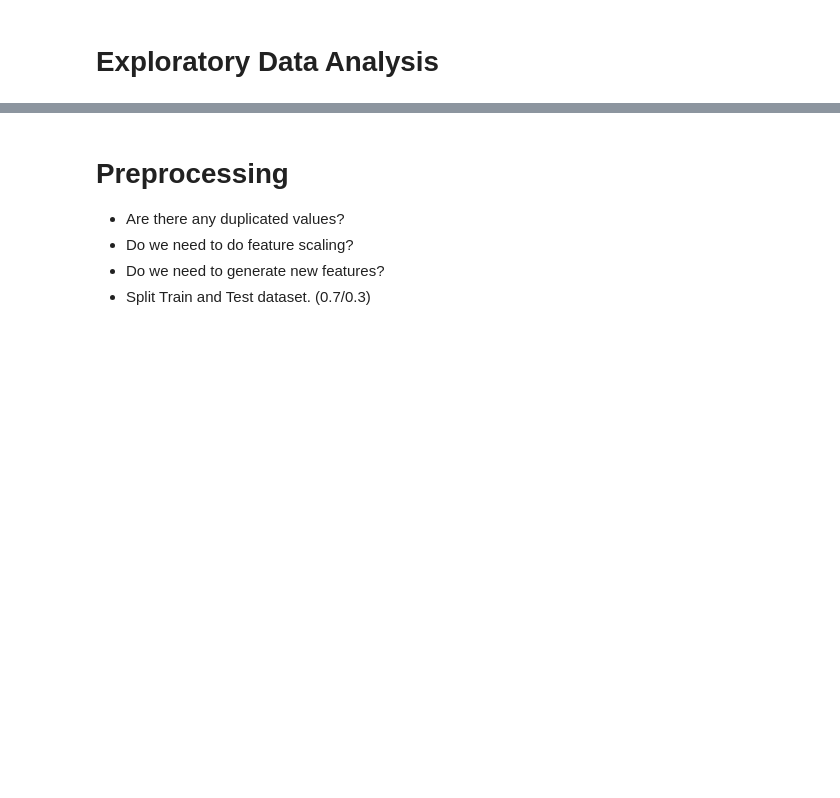
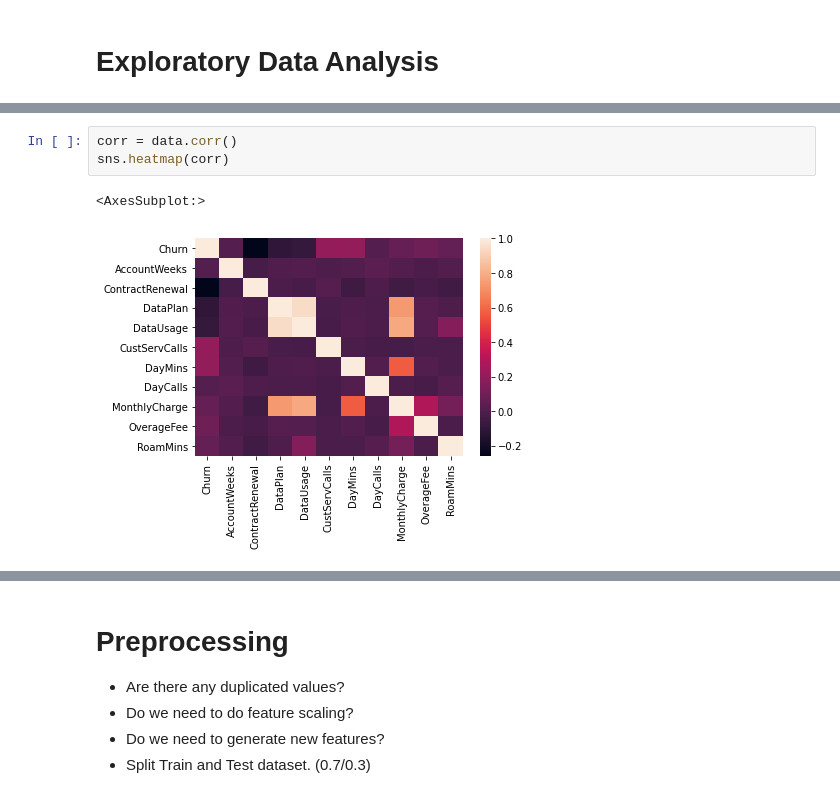
Before and after one commit to KutayAkalin/ML_Course_9-11-20, a Jupyter notebook: Project/09-11-2020 ML Course Nigeria Project 'name'.ipynb, the cells around one changed output, grey strips where cells are left out. Saved outputs shown, nothing was run; the diff lists cells and outputs as text; blank space fills up the shorter version.

```diff
--- a/Project/09-11-2020 ML Course Nigeria Project 'name'.ipynb
+++ b/Project/09-11-2020 ML Course Nigeria Project 'name'.ipynb
@@ -53,0 +154,6 @@ data.head()
+# %%
+corr = data.corr()
+sns.heatmap(corr)
+# %% [output]
+<AxesSubplot:>
+[figure, added]
```
Also changed, not shown: parts of 44 cells of this notebook.
